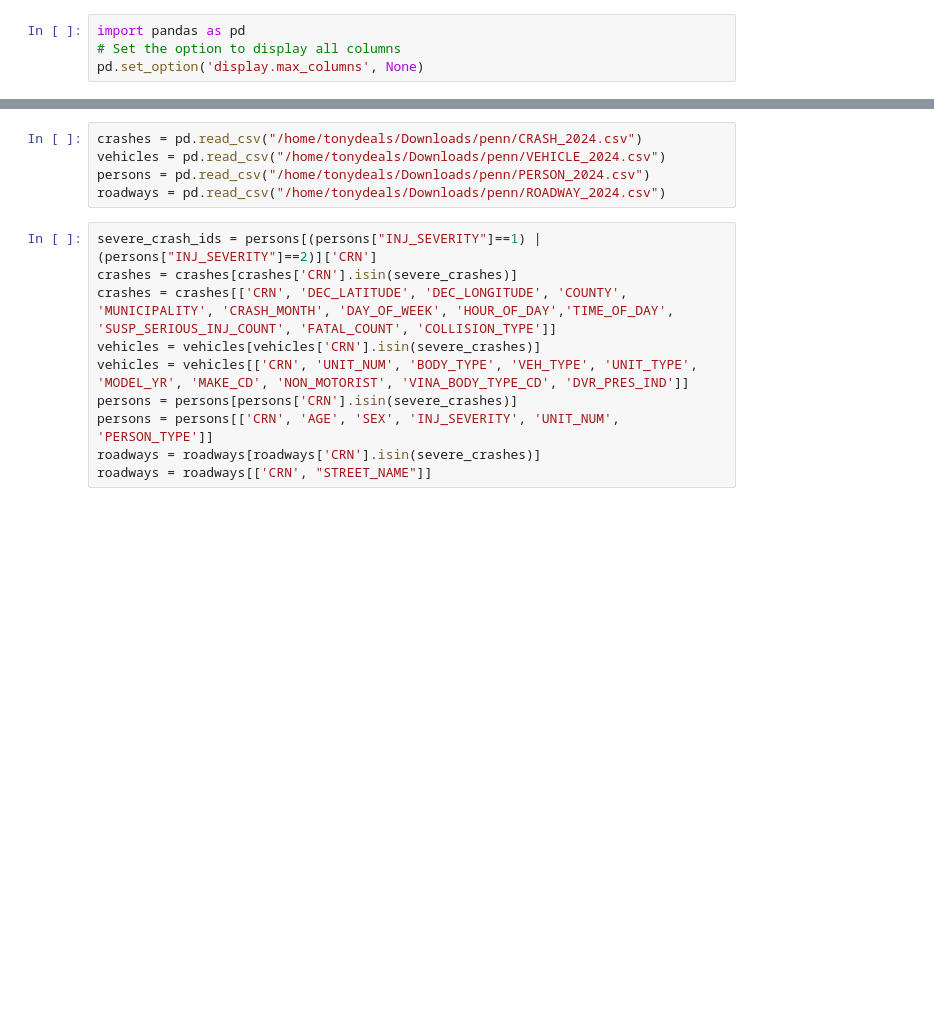
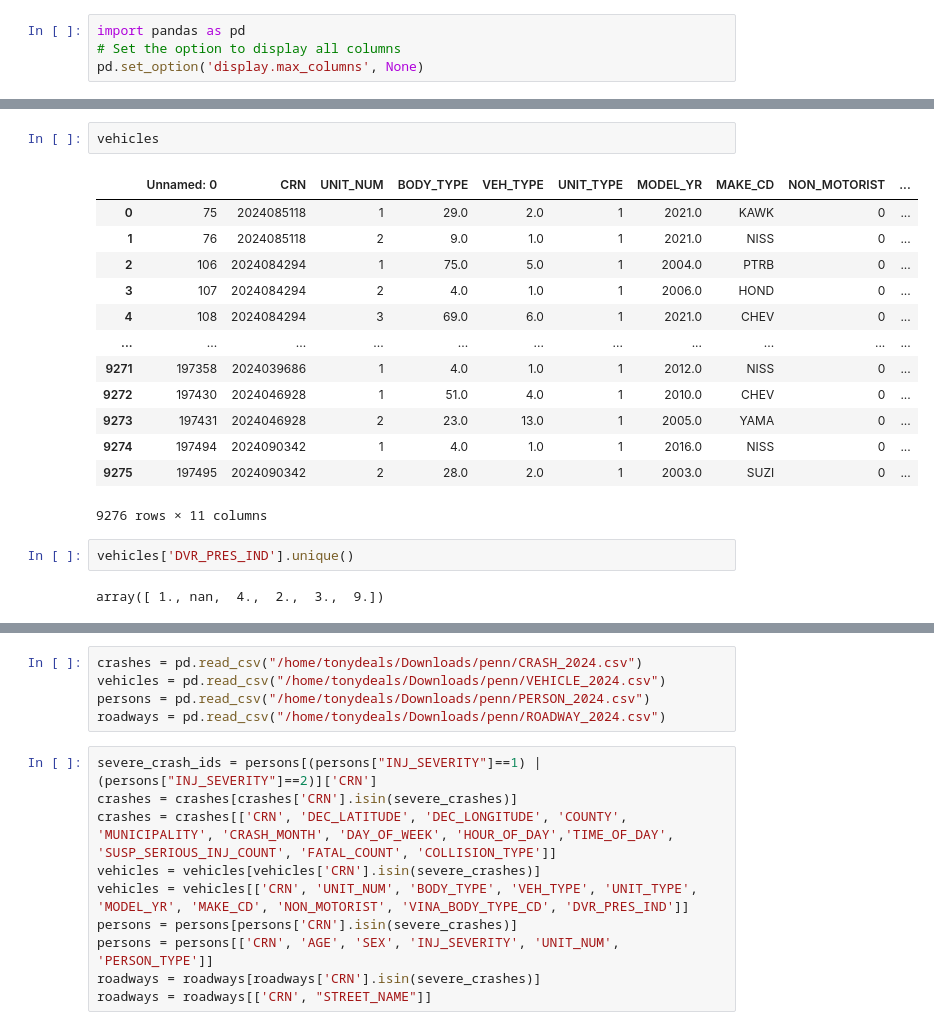
Before and after one commit to bencarneiro/ntsb, a Jupyter notebook: pennsylvania/Untitled.ipynb, the cells around one changed output, grey strips where cells are left out. Saved outputs shown, nothing was run; the diff lists cells and outputs as text; blank space fills up the shorter version.

```diff
--- a/pennsylvania/Untitled.ipynb
+++ b/pennsylvania/Untitled.ipynb
@@ -40,0 +63,20 @@ crashes
+# %%
+vehicles
+# %% [output]
+|  | Unnamed: 0 | CRN | UNIT_NUM | BODY_TYPE | VEH_TYPE | UNIT_TYPE | MODEL_YR | MAKE_CD | NON_MOTORIST | ... |
+| 0 | 75 | 2024085118 | 1 | 29.0 | 2.0 | 1 | 2021.0 | KAWK | 0 | ... |
+| 1 | 76 | 2024085118 | 2 | 9.0 | 1.0 | 1 | 2021.0 | NISS | 0 | ... |
+| 2 | 106 | 2024084294 | 1 | 75.0 | 5.0 | 1 | 2004.0 | PTRB | 0 | ... |
+| 3 | 107 | 2024084294 | 2 | 4.0 | 1.0 | 1 | 2006.0 | HOND | 0 | ... |
+| 4 | 108 | 2024084294 | 3 | 69.0 | 6.0 | 1 | 2021.0 | CHEV | 0 | ... |
+| ... | ... | ... | ... | ... | ... | ... | ... | ... | ... | ... |
+| 9271 | 197358 | 2024039686 | 1 | 4.0 | 1.0 | 1 | 2012.0 | NISS | 0 | ... |
+| 9272 | 197430 | 2024046928 | 1 | 51.0 | 4.0 | 1 | 2010.0 | CHEV | 0 | ... |
+| 9273 | 197431 | 2024046928 | 2 | 23.0 | 13.0 | 1 | 2005.0 | YAMA | 0 | ... |
+| 9274 | 197494 | 2024090342 | 1 | 4.0 | 1.0 | 1 | 2016.0 | NISS | 0 | ... |
+| 9275 | 197495 | 2024090342 | 2 | 28.0 | 2.0 | 1 | 2003.0 | SUZI | 0 | ... |
+9276 rows × 11 columns
+# %%
+vehicles['DVR_PRES_IND'].unique()
+# %% [output]
+array([ 1., nan,  4.,  2.,  3.,  9.])
```
Also changed, not shown: parts of 8 cells of this notebook, 22 other files.
